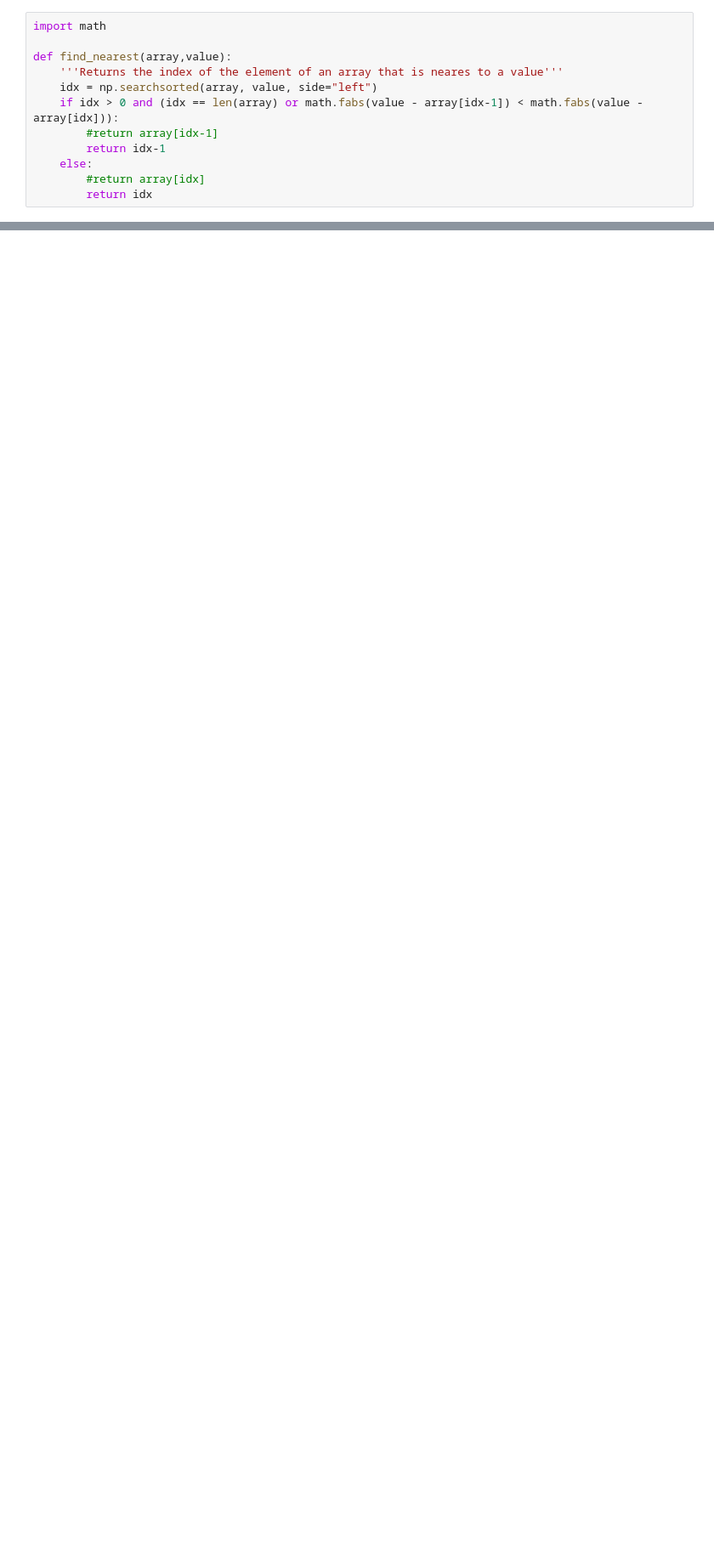
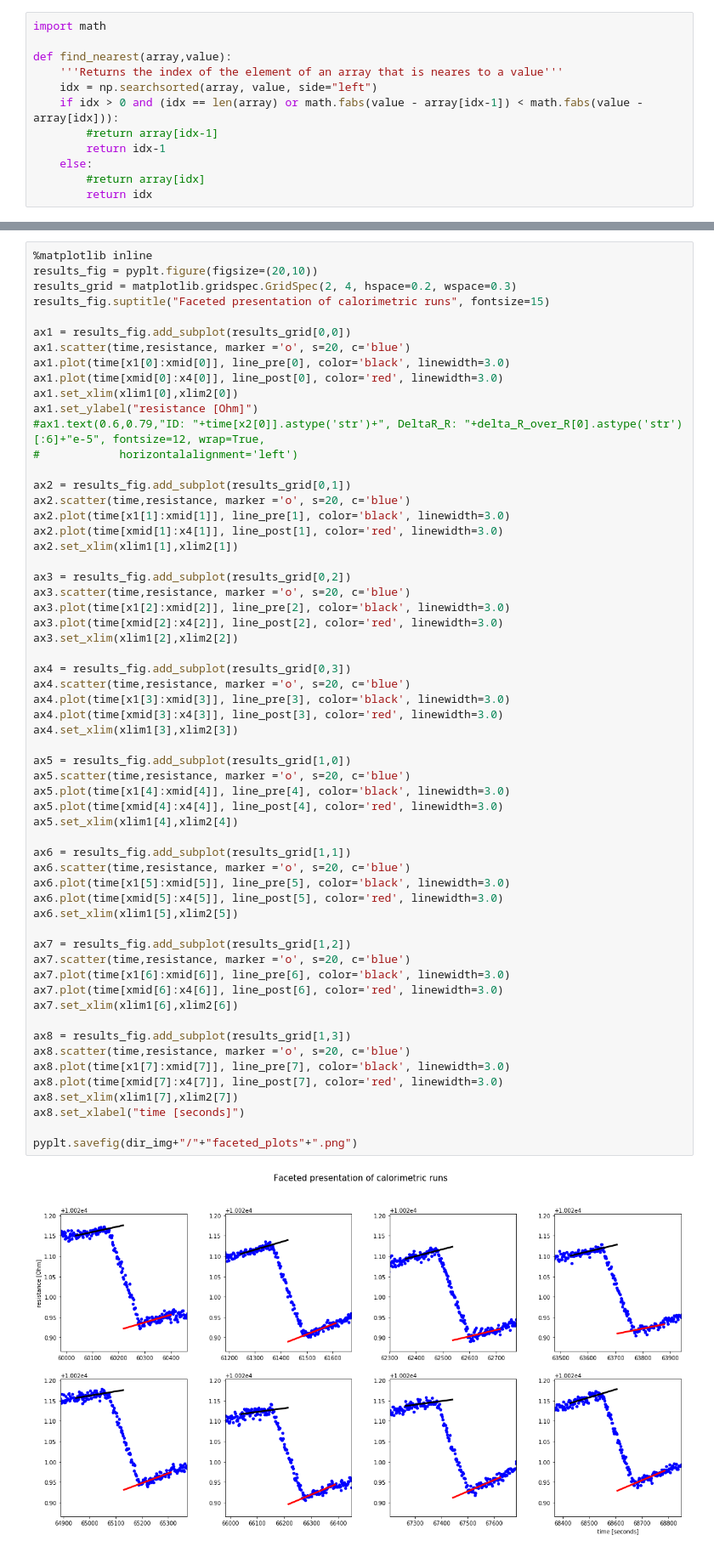
Before and after one commit to massimopinto/CalRadDosimetry, a Jupyter notebook: Core_resistance_analysis.ipynb, the cells around one changed output, grey strips where cells are left out. Shown at 85% size. Saved outputs shown, nothing was run; the diff lists cells and outputs as text; blank space fills up the shorter version.

```diff
--- a/Core_resistance_analysis.ipynb
+++ b/Core_resistance_analysis.ipynb
@@ -385,0 +371,61 @@ pyplt.show()
+# %%
+%matplotlib inline
+results_fig = pyplt.figure(figsize=(20,10))
+results_grid = matplotlib.gridspec.GridSpec(2, 4, hspace=0.2, wspace=0.3)
+results_fig.suptitle("Faceted presentation of calorimetric runs", fontsize=15)
+
+ax1 = results_fig.add_subplot(results_grid[0,0])
+ax1.scatter(time,resistance, marker ='o', s=20, c='blue')
+ax1.plot(time[x1[0]:xmid[0]], line_pre[0], color='black', linewidth=3.0)
+ax1.plot(time[xmid[0]:x4[0]], line_post[0], color='red', linewidth=3.0)
+ax1.set_xlim(xlim1[0],xlim2[0])
+ax1.set_ylabel("resistance [Ohm]")
+#ax1.text(0.6,0.79,"ID: "+time[x2[0]].astype('str')+", DeltaR_R: "+delta_R_over_R[0].astype('str')[:6]+"e-5", fontsize=12, wrap=True,
+#            horizontalalignment='left')
+
+ax2 = results_fig.add_subplot(results_grid[0,1])
+ax2.scatter(time,resistance, marker ='o', s=20, c='blue')
+ax2.plot(time[x1[1]:xmid[1]], line_pre[1], color='black', linewidth=3.0)
+ax2.plot(time[xmid[1]:x4[1]], line_post[1], color='red', linewidth=3.0)
+ax2.set_xlim(xlim1[1],xlim2[1])
+
+ax3 = results_fig.add_subplot(results_grid[0,2])
+ax3.scatter(time,resistance, marker ='o', s=20, c='blue')
+ax3.plot(time[x1[2]:xmid[2]], line_pre[2], color='black', linewidth=3.0)
+ax3.plot(time[xmid[2]:x4[2]], line_post[2], color='red', linewidth=3.0)
+ax3.set_xlim(xlim1[2],xlim2[2])
+
+ax4 = results_fig.add_subplot(results_grid[0,3])
+ax4.scatter(time,resistance, marker ='o', s=20, c='blue')
+ax4.plot(time[x1[3]:xmid[3]], line_pre[3], color='black', linewidth=3.0)
+ax4.plot(time[xmid[3]:x4[3]], line_post[3], color='red', linewidth=3.0)
+ax4.set_xlim(xlim1[3],xlim2[3])
+
+ax5 = results_fig.add_subplot(results_grid[1,0])
+ax5.scatter(time,resistance, marker ='o', s=20, c='blue')
+ax5.plot(time[x1[4]:xmid[4]], line_pre[4], color='black', linewidth=3.0)
+ax5.plot(time[xmid[4]:x4[4]], line_post[4], color='red', linewidth=3.0)
+ax5.set_xlim(xlim1[4],xlim2[4])
+
+ax6 = results_fig.add_subplot(results_grid[1,1])
+ax6.scatter(time,resistance, marker ='o', s=20, c='blue')
+ax6.plot(time[x1[5]:xmid[5]], line_pre[5], color='black', linewidth=3.0)
+ax6.plot(time[xmid[5]:x4[5]], line_post[5], color='red', linewidth=3.0)
+ax6.set_xlim(xlim1[5],xlim2[5])
+
+ax7 = results_fig.add_subplot(results_grid[1,2])
+ax7.scatter(time,resistance, marker ='o', s=20, c='blue')
+ax7.plot(time[x1[6]:xmid[6]], line_pre[6], color='black', linewidth=3.0)
+ax7.plot(time[xmid[6]:x4[6]], line_post[6], color='red', linewidth=3.0)
+ax7.set_xlim(xlim1[6],xlim2[6])
+
+ax8 = results_fig.add_subplot(results_grid[1,3])
+ax8.scatter(time,resistance, marker ='o', s=20, c='blue')
+ax8.plot(time[x1[7]:xmid[7]], line_pre[7], color='black', linewidth=3.0)
+ax8.plot(time[xmid[7]:x4[7]], line_post[7], color='red', linewidth=3.0)
+ax8.set_xlim(xlim1[7],xlim2[7])
+ax8.set_xlabel("time [seconds]")
+
+pyplt.savefig(dir_img+"/"+"faceted_plots"+".png")
+# %% [output]
+[figure, added]
```
Also changed, not shown: parts of 7 cells of this notebook, 5 other files.
